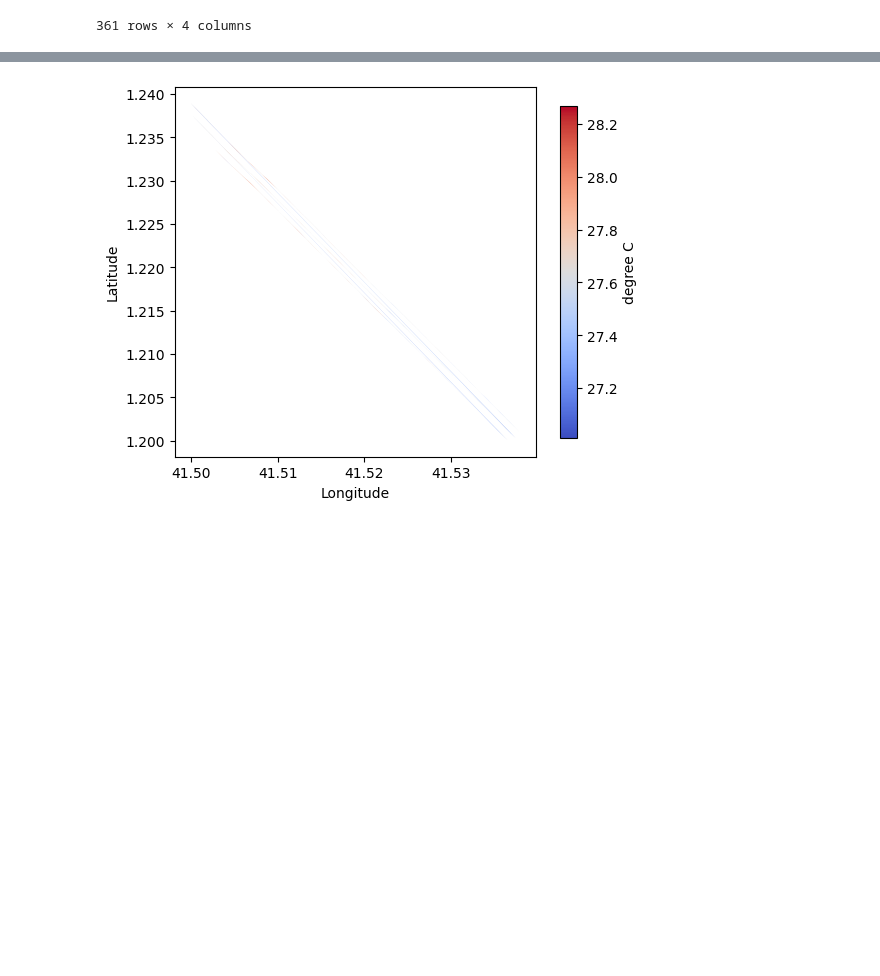
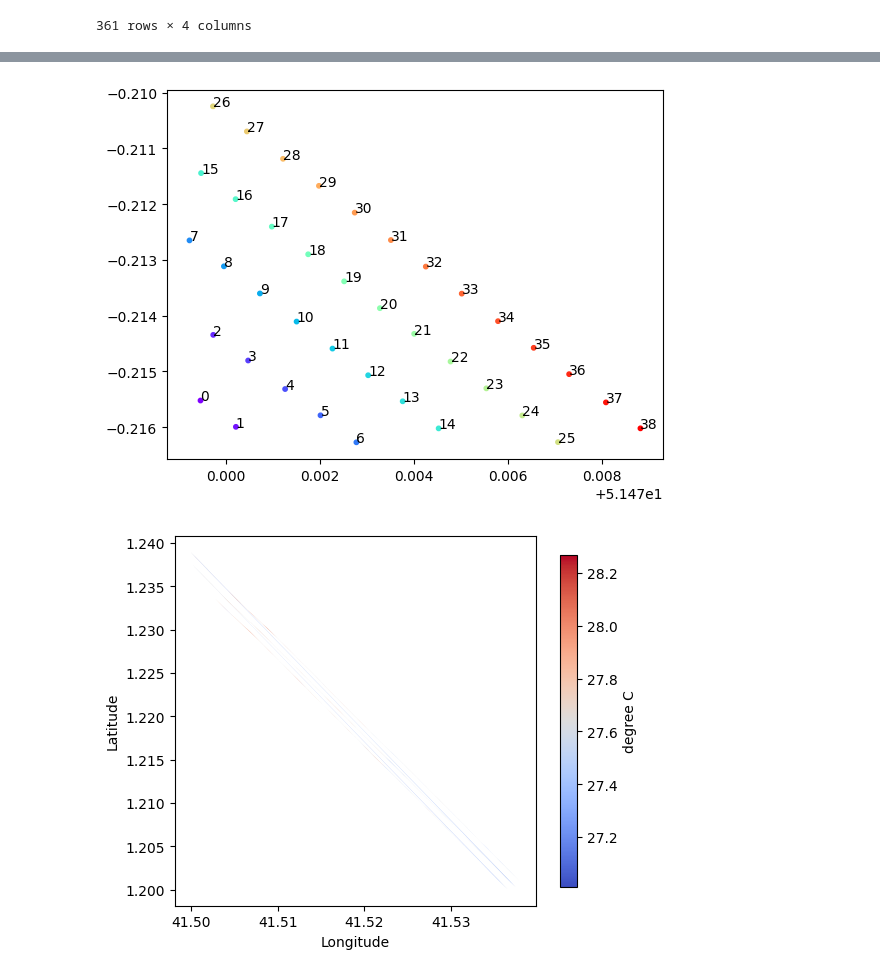
Before and after one commit to b-fa-ce/future_proofing_cities, a Jupyter notebook: notebooks/notebook_gridding.ipynb, the cells around one changed output, grey strips where cells are left out. Saved outputs shown, nothing was run; the diff lists cells and outputs as text; code cells hidden in the pictures; blank space fills up the shorter version.

```diff
--- a/notebooks/notebook.ipynb
+++ b/notebooks/notebook_gridding.ipynb
@@ -357,0 +660,14 @@ plt.scatter(np.array(gdf_1.Lat),np.array(gdf_1.Lon))
+# %%
+number_points = 39
+
+colors = cm.rainbow(np.linspace(0, 1, number_points))
+lat_x = df_London['Latitude'][:number_points]
+lon_x = df_London['Longitude'][:number_points]
+
+fig, ax = plt.subplots()
+
+ax.scatter(lat_x, lon_x, s=10, c = colors)
+for i in range(number_points):
+    ax.annotate(i, (lat_x[i], lon_x[i]))
+# %% [output]
+[figure, added]
```
Also changed, not shown: parts of 44 cells of this notebook, 2 other files.
